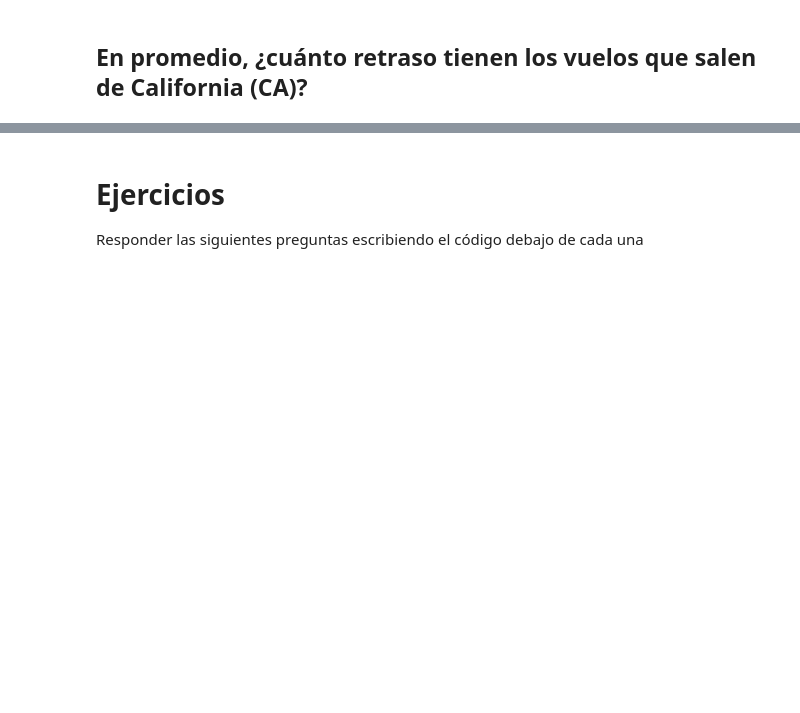
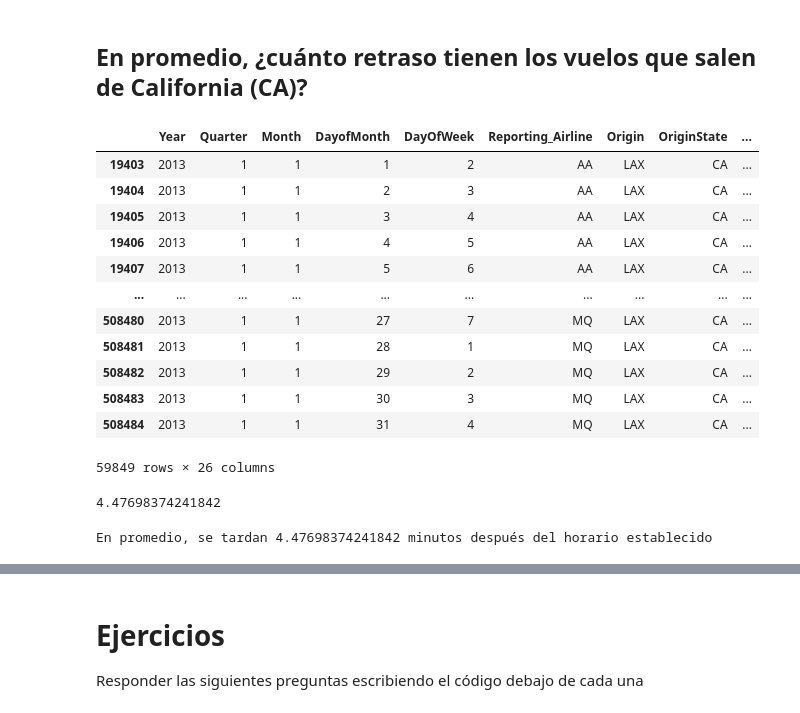
Before and after one commit to fjme95/python-para-la-ciencia-de-datos, a Jupyter notebook: 3_Dependencias,_manejo_de_datos,_pandas_y_visualización_.ipynb, the cells around one changed output, grey strips where cells are left out. Drawn from its saved outputs; the diff is of its cells as text; code cells hidden in the pictures; blank space fills up the shorter version.

```diff
--- a/3_Dependencias,_manejo_de_datos,_pandas_y_visualización_.ipynb
+++ b/3_Dependencias,_manejo_de_datos,_pandas_y_visualización_.ipynb
@@ -947,3 +947,28 @@ fig.show()
 [interactive output not drawn]
 # %% [markdown]
 ## En promedio, ¿cuánto retraso tienen los vuelos que salen de California (CA)?
+# %%
+normales[normales.OriginState == 'CA']
+# %% [output]
+|  | Year | Quarter | Month | DayofMonth | DayOfWeek | Reporting_Airline | Origin | OriginState | ... |
+| 19403 | 2013 | 1 | 1 | 1 | 2 | AA | LAX | CA | ... |
+| 19404 | 2013 | 1 | 1 | 2 | 3 | AA | LAX | CA | ... |
+| 19405 | 2013 | 1 | 1 | 3 | 4 | AA | LAX | CA | ... |
+| 19406 | 2013 | 1 | 1 | 4 | 5 | AA | LAX | CA | ... |
+| 19407 | 2013 | 1 | 1 | 5 | 6 | AA | LAX | CA | ... |
+| ... | ... | ... | ... | ... | ... | ... | ... | ... | ... |
+| 508480 | 2013 | 1 | 1 | 27 | 7 | MQ | LAX | CA | ... |
+| 508481 | 2013 | 1 | 1 | 28 | 1 | MQ | LAX | CA | ... |
+| 508482 | 2013 | 1 | 1 | 29 | 2 | MQ | LAX | CA | ... |
+| 508483 | 2013 | 1 | 1 | 30 | 3 | MQ | LAX | CA | ... |
+| 508484 | 2013 | 1 | 1 | 31 | 4 | MQ | LAX | CA | ... |
+59849 rows × 26 columns
+# %%
+media = normales[normales.OriginState == 'CA'].DepDelay.mean()
+media
+# %% [output]
+4.47698374241842
+# %%
+print(f'En promedio, se tardan {media} minutos después del horario establecido')
+# %% [output]
+En promedio, se tardan 4.47698374241842 minutos después del horario establecido
```
Also changed, not shown: parts of 1 cell of this notebook.
